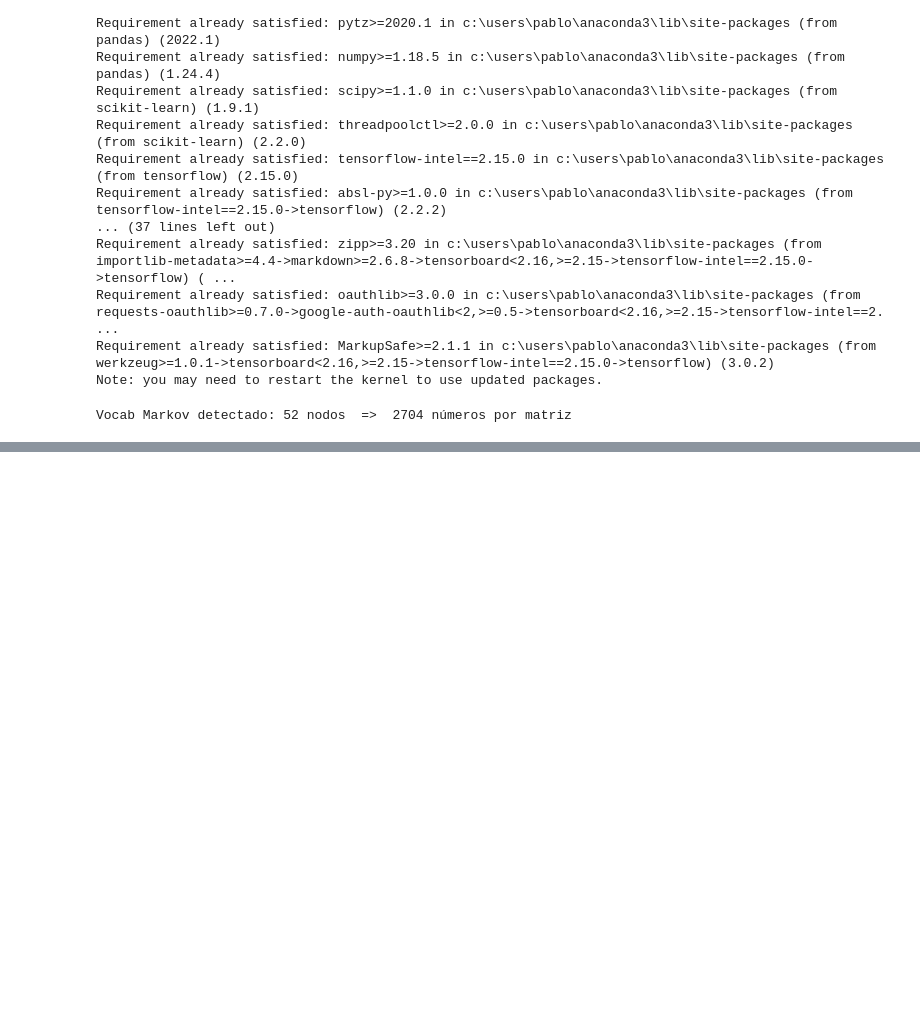
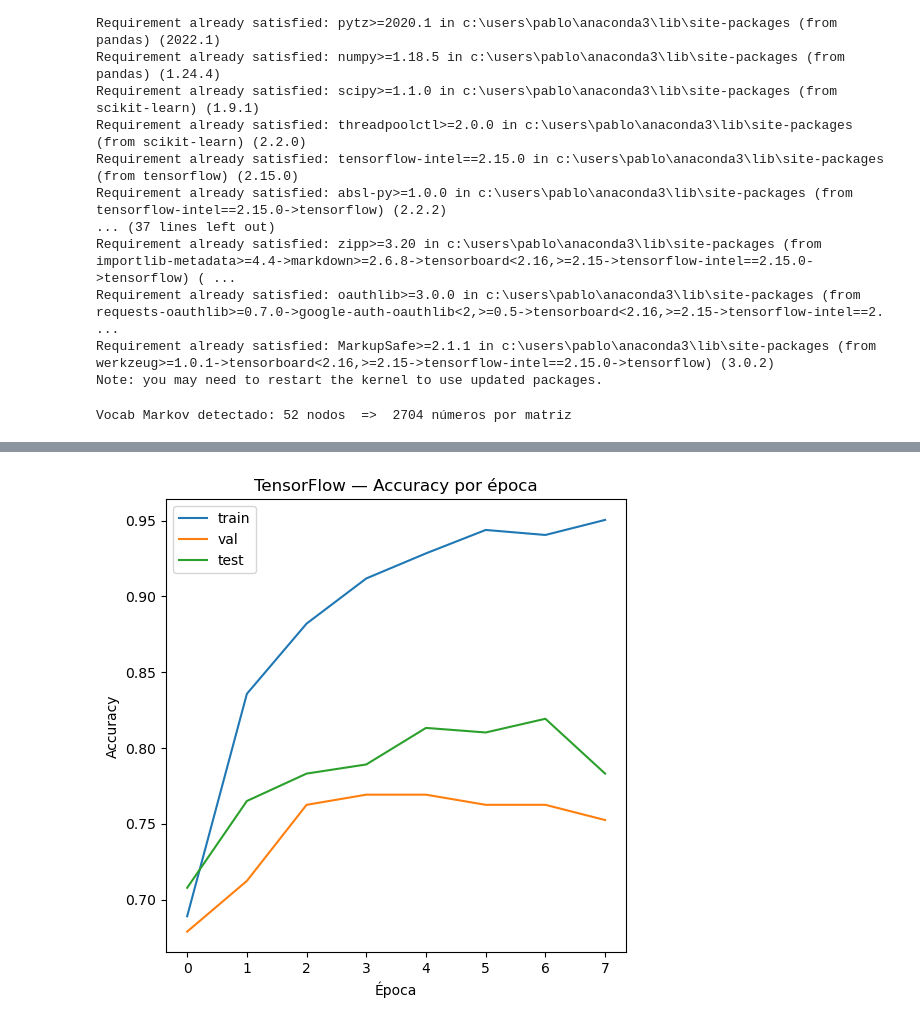
Before and after one commit to MonseMoreno/PLAGIARISM_DETECTOR_TC3002B, a Jupyter notebook: modelo_AST.ipynb, the cells around one changed output, grey strips where cells are left out. Drawn from its saved outputs; the diff is of its cells as text; code cells hidden in the pictures; blank space fills up the shorter version.

Commit message:
Baseline de modelos de aprendizaje

```diff
--- a/modelo_AST.ipynb
+++ b/modelo_AST.ipynb
@@ -55,7 +55,7 @@ def str_to_vec(s: str) -> np.ndarray:
 def build_feature_matrix(df: pd.DataFrame) -> np.ndarray:
     """
     Output:  [simhash, astsimilarity,  markov1(flat) , markov2(flat) , |diff| ]
-              └─2 cols──┘          └────────── 3 × L  ───────────────┘
+              └─2 cols──┘          └────────── 3 x L  ───────────────┘
     """
     base   = df[["simhash", "astsimilarity"]].values.astype("float32")
 
@@ -126,0 +112,26 @@ auc: 0.8934
+# %%
+from tensorflow.keras.callbacks import EarlyStopping, LambdaCallback
+
+# callback para medir test accuracy al final de cada época
+test_accuracies = []
+test_callback = LambdaCallback(
+    on_epoch_end=lambda epoch, logs: test_accuracies.append(
+        tf_model.evaluate(X_test_sc, y_test, verbose=0)[1]
+    )
+)
+
+history = tf_model.fit(
+    X_train_sc, y_train,
+    validation_data=(X_val_sc, y_val),
+    epochs=50, batch_size=256, verbose=0,
+    callbacks=[
+        EarlyStopping(patience=5, restore_best_weights=True),
+        test_callback
+    ]
+)
+
+print('\n🟢 TensorFlow — Test metrics')
+tf_metrics = tf_model.evaluate(X_test_sc, y_test, verbose=0)
+for name, val in zip(tf_model.metrics_names, tf_metrics):
+    print(f'{name}: {val:.4f}')
+tf_model.save('tf_baseline.keras')
@@ -298,0 +310,18 @@ weighted avg       0.78      0.78      0.77       332
+# %%
+# ---------------------------------------------------------------
+#  Graficas de entrenamiento
+# ---------------------------------------------------------------
+import matplotlib.pyplot as plt
+
+plt.figure()
+plt.plot(history.history['accuracy'],    label='train')
+plt.plot(history.history['val_accuracy'],label='val')
+plt.plot(test_accuracies,               label='test')
+plt.xlabel('Época')
+plt.ylabel('Accuracy')
+plt.title('TensorFlow — Accuracy por época')
+plt.legend()
+plt.tight_layout()
+plt.show()
+# %% [output]
+[figure, added]
```
Also changed, not shown: parts of 7 cells of this notebook, 4 other files.
